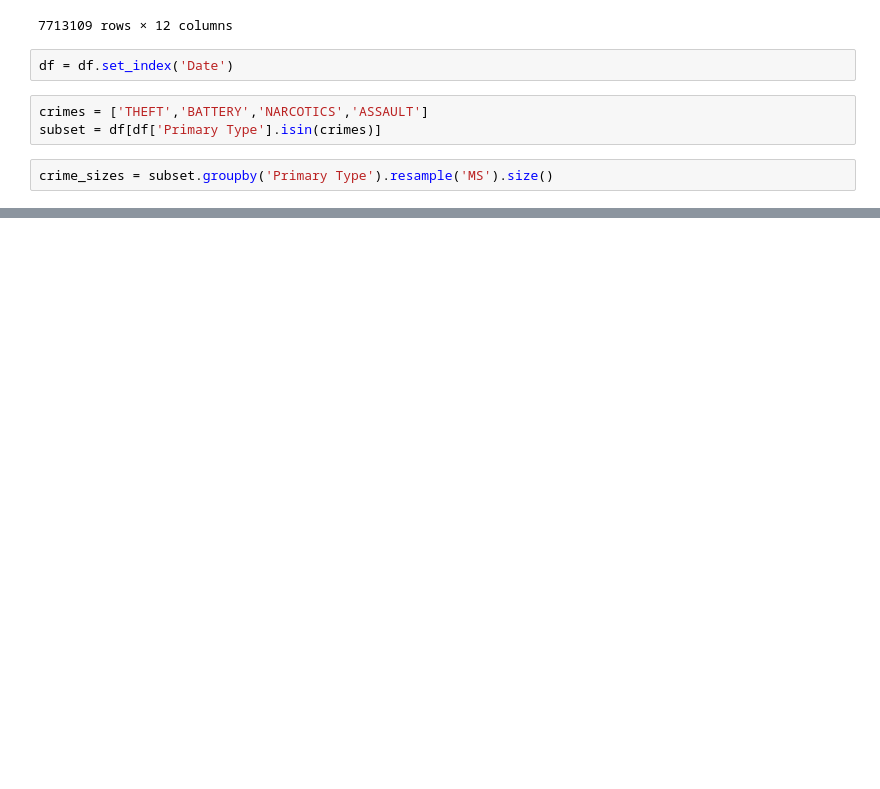
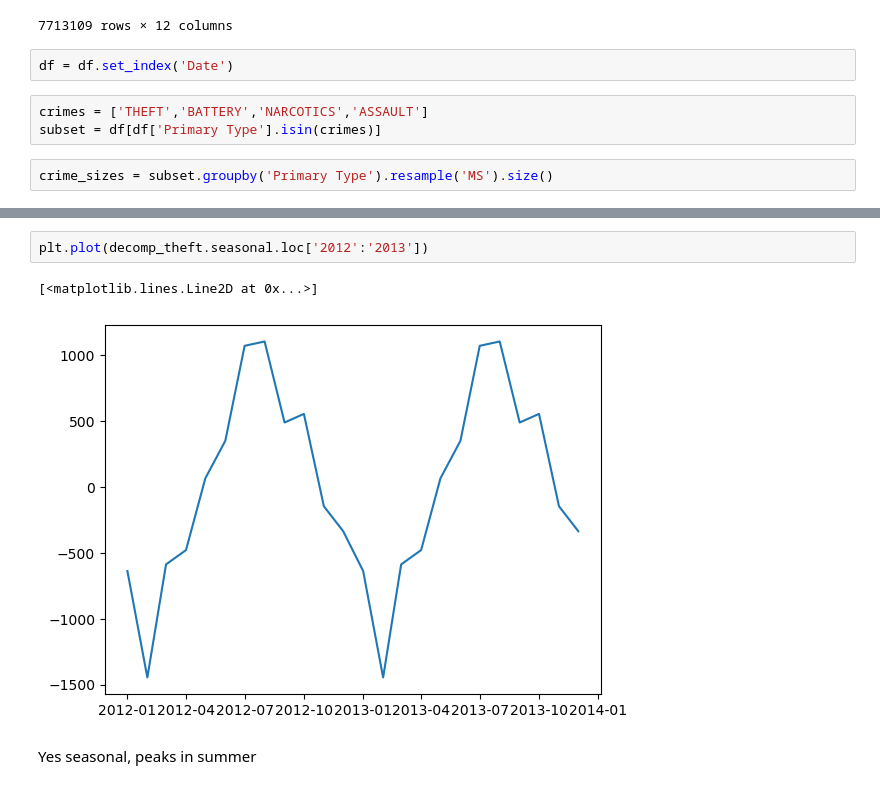
Before and after one commit to Mrammoss/Chicago-Data, a Jupyter notebook: Crime-Data-2.ipynb, the cells around one changed output, grey strips where cells are left out. Saved outputs shown, nothing was run; the diff lists cells and outputs as text; blank space fills up the shorter version.

```diff
--- a/Crime-Data-2.ipynb
+++ b/Crime-Data-2.ipynb
@@ -172,0 +186,7 @@ crime_sizes.loc['ASSAULT'].plot();
+# %%
+plt.plot(decomp_theft.seasonal.loc['2012':'2013'])
+# %% [output]
+[<matplotlib.lines.Line2D at 0x...>]
+[figure, added]
+# %% [markdown]
+Yes seasonal, peaks in summer
```
Also changed, not shown: parts of 11 cells of this notebook.
